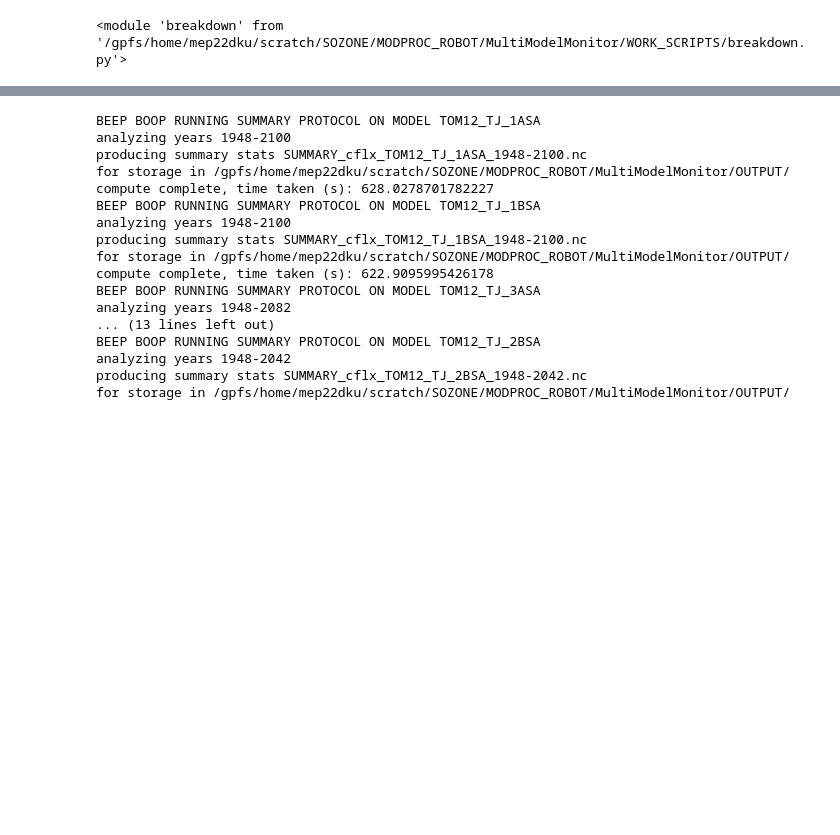
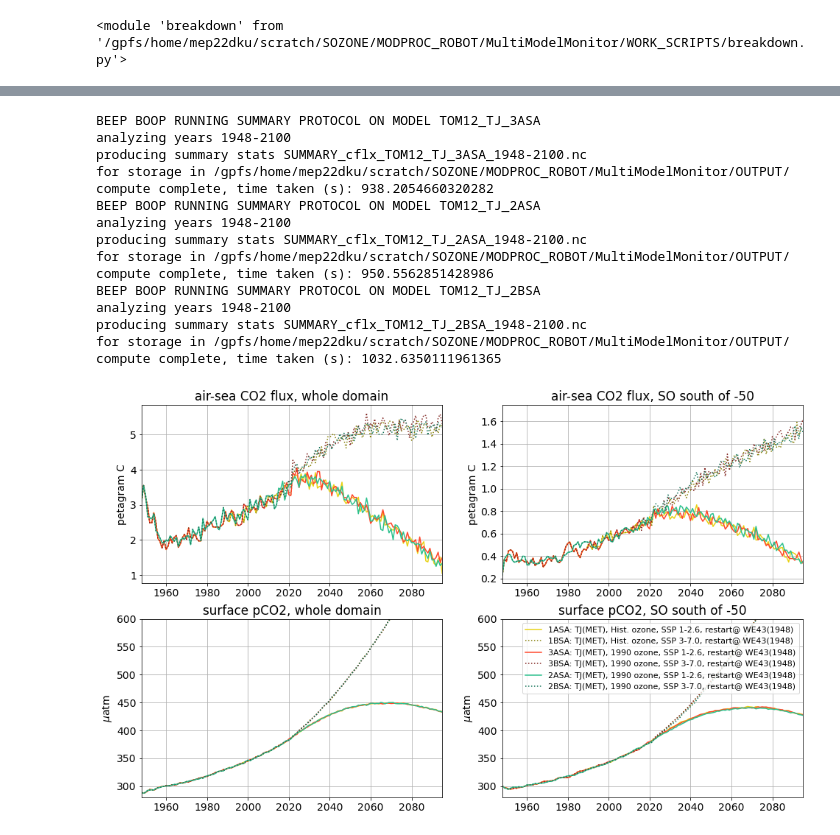
Before and after one commit to tjarnikova/SOZONE, a Jupyter notebook: MODPROC_ROBOT/MultiModelMonitor/CFLX_MONITOR.ipynb, the cells around one changed output, grey strips where cells are left out. Cells and saved outputs as stored; diff of their text form; code cells hidden in the pictures; blank space fills up the shorter version.

```diff
--- a/MODPROC_ROBOT/MultiModelMonitor/CFLX_MONITOR.ipynb
+++ b/MODPROC_ROBOT/MultiModelMonitor/CFLX_MONITOR.ipynb
@@ -51,11 +51,12 @@ graph = True #plotting?
 
 sdir = '/gpfs/home/mep22dku/scratch/SOZONE/MODPROC_ROBOT/MultiModelMonitor/OUTPUT/' #results directory
 fnam = 'Cflx_comparison_1-3.png' ## filename for resulting plot
-tms_te = ['TOM12_TJ_1ASA','TOM12_TJ_1BSA', 'TOM12_TJ_3ASA', 'TOM12_TJ_3BSA',\
-          'TOM12_TJ_2ASA', 'TOM12_TJ_2BSA', 'TOM12_DW_WE43'
-         'TOM12_TJ_WE43']
+tms_te = ['TOM12_TJ_3ASA',\
+          'TOM12_TJ_2ASA', 'TOM12_TJ_2BSA']
 
-tms = tms_te
+tms = ['TOM12_TJ_1ASA','TOM12_TJ_1BSA', 'TOM12_TJ_3ASA', 'TOM12_TJ_3BSA',\
+          'TOM12_TJ_2ASA', 'TOM12_TJ_2BSA']
+
 
 #tms = ['TOM12_TJ_1ASA','TOM12_TJ_1BSA']#, 'TOM12_TJ_3ASA', 'TOM12_TJ_3BSA',\
       #  'TOM12_DW_WE43','TOM12_TJ_WE43', 'TOM12_DW_GA01'] ##models to plot
@@ -86,34 +87,34 @@ if extract:
     for tm in tms_te:
         bp.breakdown_maker(tm, bdflag = 'cflx', resDir = sdir)
 # %% [output]
-BEEP BOOP RUNNING SUMMARY PROTOCOL ON MODEL TOM12_TJ_1ASA
+BEEP BOOP RUNNING SUMMARY PROTOCOL ON MODEL TOM12_TJ_3ASA
 analyzing years 1948-2100
-producing summary stats SUMMARY_cflx_TOM12_TJ_1ASA_1948-2100.nc
+producing summary stats SUMMARY_cflx_TOM12_TJ_3ASA_1948-2100.nc
 for storage in /gpfs/home/mep22dku/scratch/SOZONE/MODPROC_ROBOT/MultiModelMonitor/OUTPUT/
-compute complete, time taken (s): 628.0278701782227
-BEEP BOOP RUNNING SUMMARY PROTOCOL ON MODEL TOM12_TJ_1BSA
+compute complete, time taken (s): 938.2054660320282
+BEEP BOOP RUNNING SUMMARY PROTOCOL ON MODEL TOM12_TJ_2ASA
 analyzing years 1948-2100
-producing summary stats SUMMARY_cflx_TOM12_TJ_1BSA_1948-2100.nc
+producing summary stats SUMMARY_cflx_TOM12_TJ_2ASA_1948-2100.nc
 for storage in /gpfs/home/mep22dku/scratch/SOZONE/MODPROC_ROBOT/MultiModelMonitor/OUTPUT/
-compute complete, time taken (s): 622.9095995426178
-BEEP BOOP RUNNING SUMMARY PROTOCOL ON MODEL TOM12_TJ_3ASA
-analyzing years 1948-2082
-... (13 lines left out)
+compute complete, time taken (s): 950.5562851428986
 BEEP BOOP RUNNING SUMMARY PROTOCOL ON MODEL TOM12_TJ_2BSA
-analyzing years 1948-2042
-producing summary stats SUMMARY_cflx_TOM12_TJ_2BSA_1948-2042.nc
+analyzing years 1948-2100
+producing summary stats SUMMARY_cflx_TOM12_TJ_2BSA_1948-2100.nc
 for storage in /gpfs/home/mep22dku/scratch/SOZONE/MODPROC_ROBOT/MultiModelMonitor/OUTPUT/
+compute complete, time taken (s): 1032.6350111961365
 # %%
 ### open the datasets
 reload(pr)
 if graph:
     dsets = []
 
     for tm in tms:
-        w = glob.glob(f'{sdir}*{tm}*')
+        w = glob.glob(f'{sdir}*SUMMARY*{tm}*')
         ds = xr.open_dataset(w[0])
         dsets.append(ds)
     pr.plot_carbon(dsets, cols, descs, linestyles, sdir, fnam, tstart = 1948, tend = 2095, tendatm = 600)
+# %% [output]
+[figure, added]
 # %%
 # ssp1 = '/gpfs/data/greenocean/software/resources/SOZONE_atmo/atmco2_ssp1-26.dat'
 # ssp3 = '/gpfs/data/greenocean/software/resources/SOZONE_atmo/atmco2_ssp3-70.dat'
```
Also changed, not shown: 4 other files.
